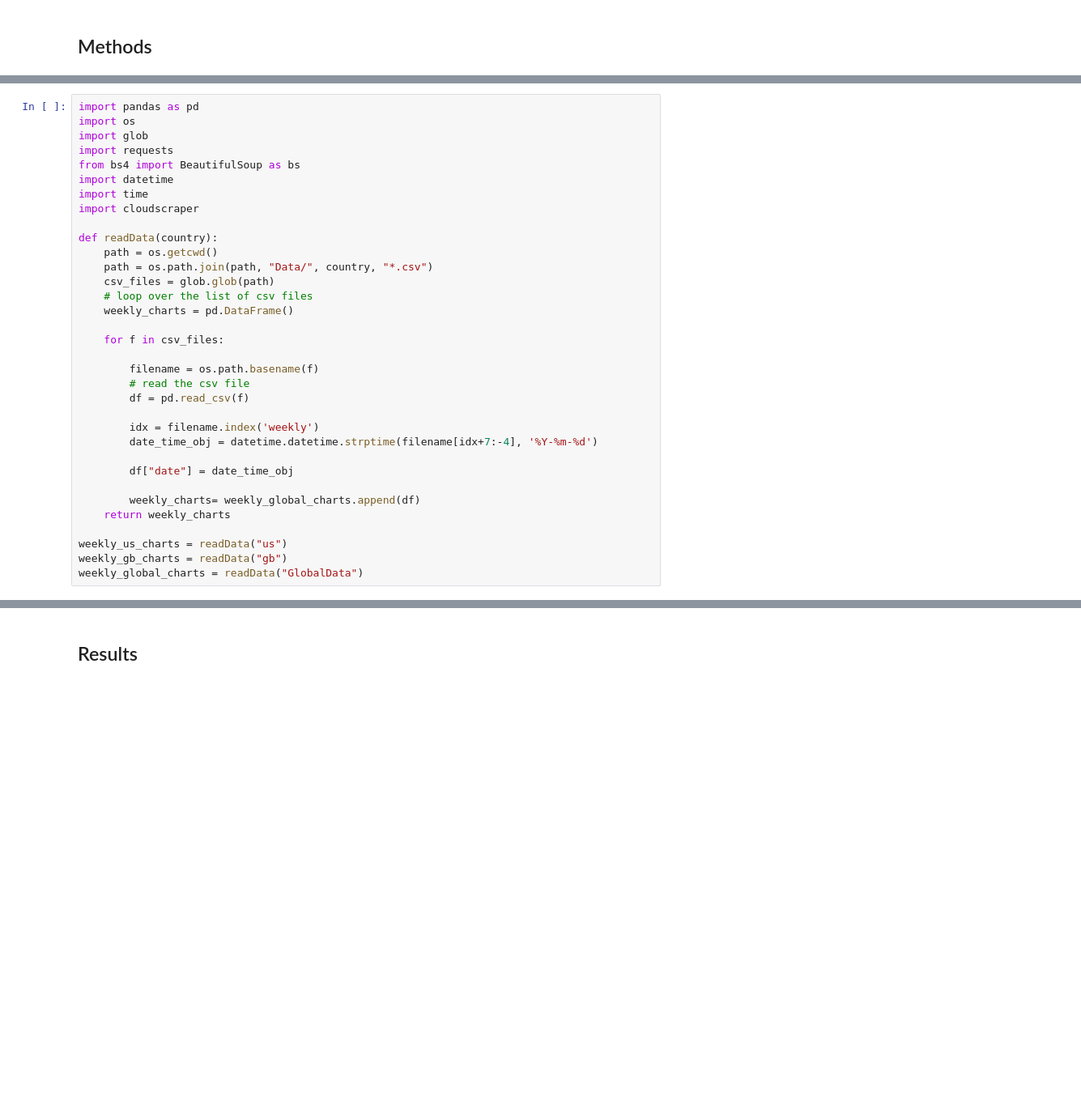
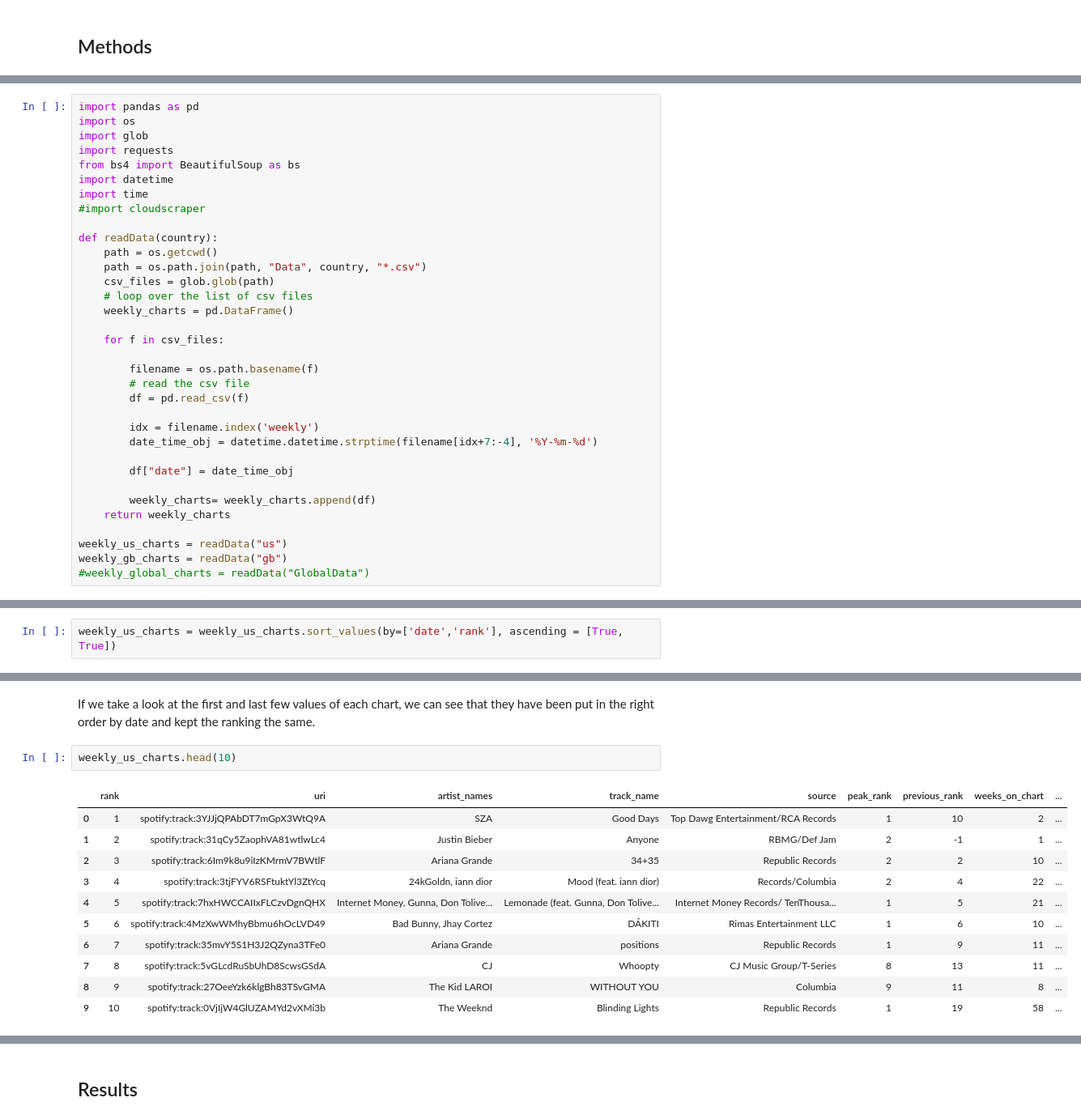
Before and after one commit to spurthirallapalli/DH140-FinalProject, a Jupyter notebook: FinalProject/FinalProject.ipynb, the cells around one changed output, grey strips where cells are left out. Shown: that part at 81% size. Cells and saved outputs as stored; diff of their text form; blank space fills up the shorter version.

```diff
--- a/FinalProject/FinalProject.ipynb
+++ b/FinalProject/FinalProject.ipynb
@@ -42,11 +44,11 @@ import requests
 from bs4 import BeautifulSoup as bs
 import datetime
 import time
-import cloudscraper
+#import cloudscraper
 
 def readData(country):
     path = os.getcwd()
-    path = os.path.join(path, "Data/", country, "*.csv")
+    path = os.path.join(path, "Data", country, "*.csv")
     csv_files = glob.glob(path)
     # loop over the list of csv files
     weekly_charts = pd.DataFrame()
@@ -62,9 +64,9 @@ def readData(country):
 
         df["date"] = date_time_obj
 
-        weekly_charts= weekly_global_charts.append(df)
+        weekly_charts= weekly_charts.append(df)
     return weekly_charts
 
 weekly_us_charts = readData("us")
 weekly_gb_charts = readData("gb")
-weekly_global_charts = readData("GlobalData")
+#weekly_global_charts = readData("GlobalData")
@@ -155,0 +169,2 @@ As seen above, I found [this link](https://stackoverflow.com/questions/19502506/
+# %%
+weekly_us_charts = weekly_us_charts.sort_values(by=['date','rank'], ascending = [True, True])
@@ -155,0 +173,16 @@ As seen above, I found [this link](https://stackoverflow.com/questions/19502506/
+# %% [markdown]
+If we take a look at the first and last few values of each chart, we can see that they have been put in the right order by date and kept the ranking the same.
+# %%
+weekly_us_charts.head(10)
+# %% [output]
+|  | rank | uri | artist_names | track_name | source | peak_rank | previous_rank | weeks_on_chart | ... |
+| 0 | 1 | spotify:track:3YJJjQPAbDT7mGpX3WtQ9A | SZA | Good Days | Top Dawg Entertainment/RCA Records | 1 | 10 | 2 | ... |
+| 1 | 2 | spotify:track:31qCy5ZaophVA81wtlwLc4 | Justin Bieber | Anyone | RBMG/Def Jam | 2 | -1 | 1 | ... |
+| 2 | 3 | spotify:track:6Im9k8u9iIzKMrmV7BWtlF | Ariana Grande | 34+35 | Republic Records | 2 | 2 | 10 | ... |
+| 3 | 4 | spotify:track:3tjFYV6RSFtuktYl3ZtYcq | 24kGoldn, iann dior | Mood (feat. iann dior) | Records/Columbia | 2 | 4 | 22 | ... |
+| 4 | 5 | spotify:track:7hxHWCCAIIxFLCzvDgnQHX | Internet Money, Gunna, Don Tolive... | Lemonade (feat. Gunna, Don Tolive... | Internet Money Records/ TenThousa... | 1 | 5 | 21 | ... |
+| 5 | 6 | spotify:track:4MzXwWMhyBbmu6hOcLVD49 | Bad Bunny, Jhay Cortez | DÁKITI | Rimas Entertainment LLC | 1 | 6 | 10 | ... |
+| 6 | 7 | spotify:track:35mvY5S1H3J2QZyna3TFe0 | Ariana Grande | positions | Republic Records | 1 | 9 | 11 | ... |
+| 7 | 8 | spotify:track:5vGLcdRuSbUhD8ScwsGSdA | CJ | Whoopty | CJ Music Group/T-Series | 8 | 13 | 11 | ... |
+| 8 | 9 | spotify:track:27OeeYzk6klgBh83TSvGMA | The Kid LAROI | WITHOUT YOU | Columbia | 9 | 11 | 8 | ... |
+| 9 | 10 | spotify:track:0VjIjW4GlUZAMYd2vXMi3b | The Weeknd | Blinding Lights | Republic Records | 1 | 19 | 58 | ... |
```
Also changed, not shown: parts of 33 cells of this notebook, 1 other file.
